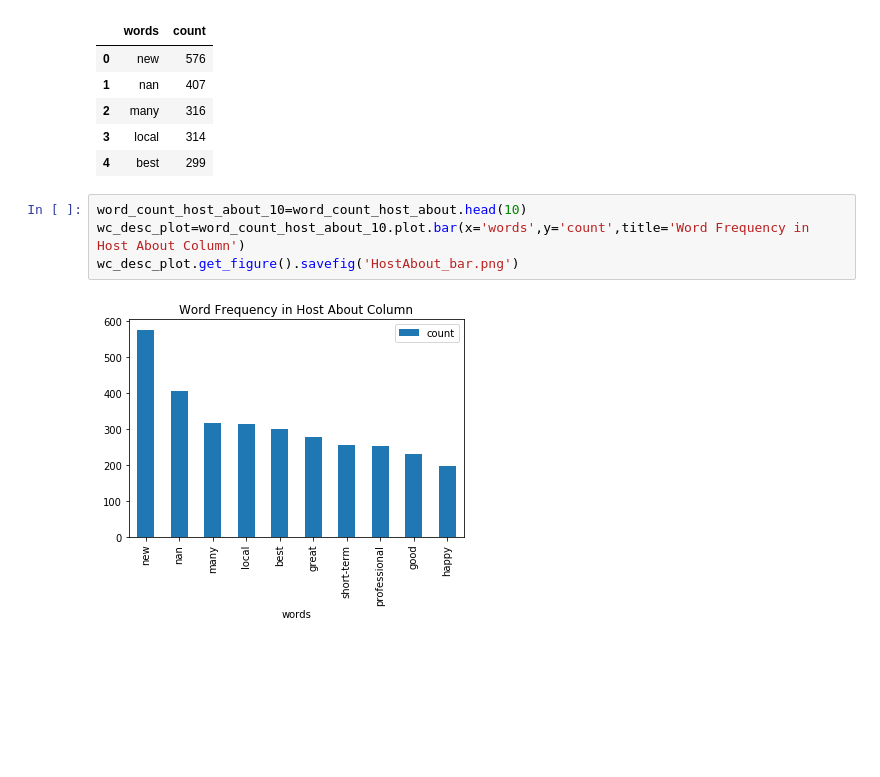
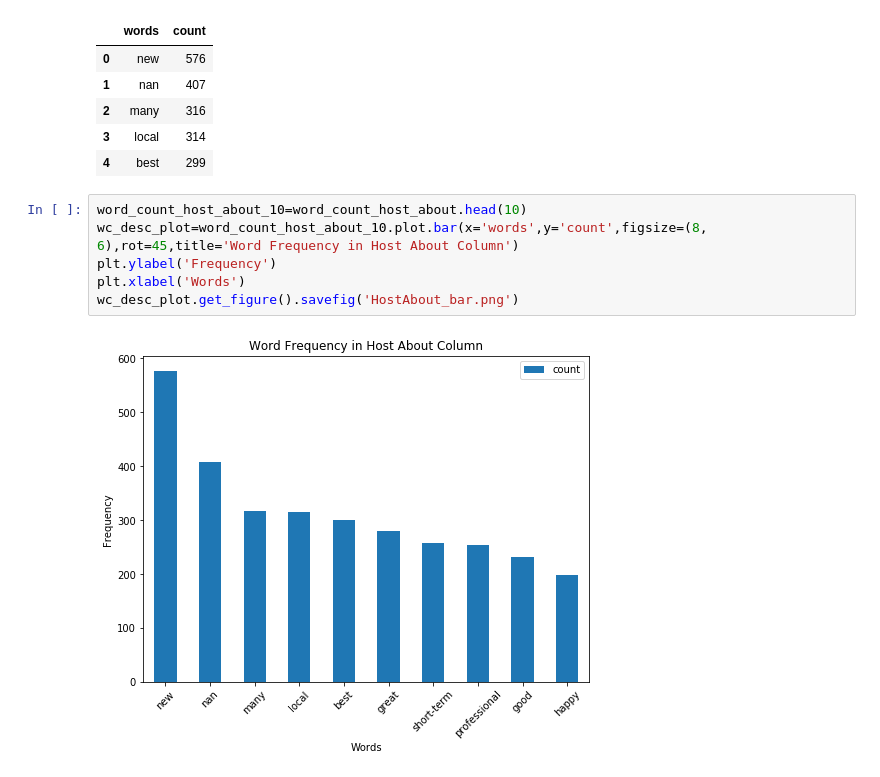
Before and after one commit to ewalker1230/ewalker1230, a Jupyter notebook: Text_EDA-Host About.ipynb, the cells around one changed output. Drawn from its saved outputs; the diff is of its cells as text; blank space fills up the shorter version.

```diff
--- a/Text_EDA-Host About.ipynb
+++ b/Text_EDA-Host About.ipynb
@@ -189,7 +189,9 @@ word_count_host_about.head()
 | 4 | best | 299 |
 # %%
 word_count_host_about_10=word_count_host_about.head(10)
-wc_desc_plot=word_count_host_about_10.plot.bar(x='words',y='count',title='Word Frequency in Host About Column')
+wc_desc_plot=word_count_host_about_10.plot.bar(x='words',y='count',figsize=(8, 6),rot=45,title='Word Frequency in Host About Column')
+plt.ylabel('Frequency')
+plt.xlabel('Words')
 wc_desc_plot.get_figure().savefig('HostAbout_bar.png')
 # %% [output]
-[figure, old version]
+[figure, new version]
```
Also changed, not shown: 5 other files.
